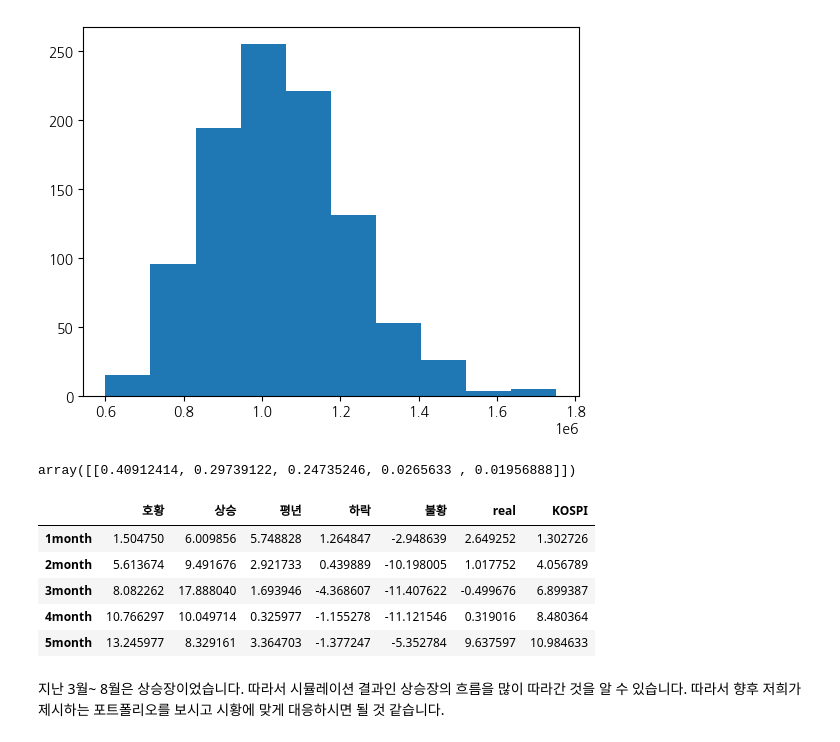
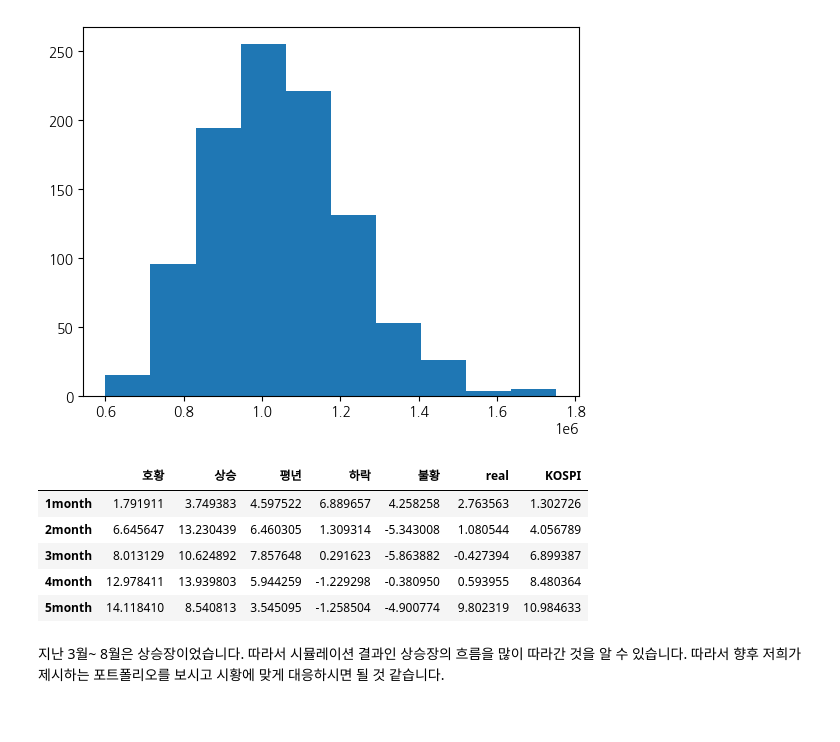
Before and after one commit to DanDanHeeWorld/to_upward, a Jupyter notebook: 포트폴리오구성+monte3.ipynb, the cells around one changed output. Saved outputs shown, nothing was run; the diff lists cells and outputs as text; code cells hidden in the pictures.

```diff
--- a/포트폴리오구성+monte3.ipynb
+++ b/포트폴리오구성+monte3.ipynb
@@ -378,7 +378,8 @@ plt.show()
 [figure]
 # %%
 import plotly.express as px
-def get_simret(balance_df,balance,port_weigth,solution,now_data=None,kospi200=None):
+def get_simret(balance_df,balance,max_shape,solution,now_data=None,kospi200=None):
+    port_weigth = max_shape[max_shape.columns[3:]].values
     tmp3 = pd.DataFrame()
     for i in [0.9,0.75,0.5,0.25,0.1]:
         lst = []
@@ -402,22 +403,17 @@ def get_simret(balance_df,balance,port_weigth,solution,now_data=None,kospi200=No
         tmp3['KOSPI'] = (f_kospi*100).to_list()
 
     return tmp3
-# %%
-port_weigth = max_shape[max_shape.columns[3:]].values
-port_weigth
-# %% [output]
-array([[0.40912414, 0.29739122, 0.24735246, 0.0265633 , 0.01956888]])
 # %%
-sim_data = get_simret(balance_df,balance,port_weigth,solution,now_data,kospi200)
+sim_data = get_simret(balance_df,balance,max_shape,solution,now_data,kospi200)
 display(sim_data)
 display(px.line(sim_data))
 # %% [output]
 |  | 호황 | 상승 | 평년 | 하락 | 불황 | real | KOSPI |
-| 1month | 1.504750 | 6.009856 | 5.748828 | 1.264847 | -2.948639 | 2.649252 | 1.302726 |
-| 2month | 5.613674 | 9.491676 | 2.921733 | 0.439889 | -10.198005 | 1.017752 | 4.056789 |
-| 3month | 8.082262 | 17.888040 | 1.693946 | -4.368607 | -11.407622 | -0.499676 | 6.899387 |
-| 4month | 10.766297 | 10.049714 | 0.325977 | -1.155278 | -11.121546 | 0.319016 | 8.480364 |
-| 5month | 13.245977 | 8.329161 | 3.364703 | -1.377247 | -5.352784 | 9.637597 | 10.984633 |
+| 1month | 1.791911 | 3.749383 | 4.597522 | 6.889657 | 4.258258 | 2.763563 | 1.302726 |
+| 2month | 6.645647 | 13.230439 | 6.460305 | 1.309314 | -5.343008 | 1.080544 | 4.056789 |
+| 3month | 8.013129 | 10.624892 | 7.857648 | 0.291623 | -5.863882 | -0.427394 | 6.899387 |
+| 4month | 12.978411 | 13.939803 | 5.944259 | -1.229298 | -0.380950 | 0.593955 | 8.480364 |
+| 5month | 14.118410 | 8.540813 | 3.545095 | -1.258504 | -4.900774 | 9.802319 | 10.984633 |
 # %% [markdown]
 지난 3월~ 8월은 상승장이었습니다. 따라서 시뮬레이션 결과인 상승장의 흐름을 많이 따라간 것을 알 수 있습니다.
 따라서 향후 저희가 제시하는 포트폴리오를 보시고 시황에 맞게 대응하시면 될 것 같습니다.
```
Also changed, not shown: parts of 8 cells of this notebook, 4 other files.
